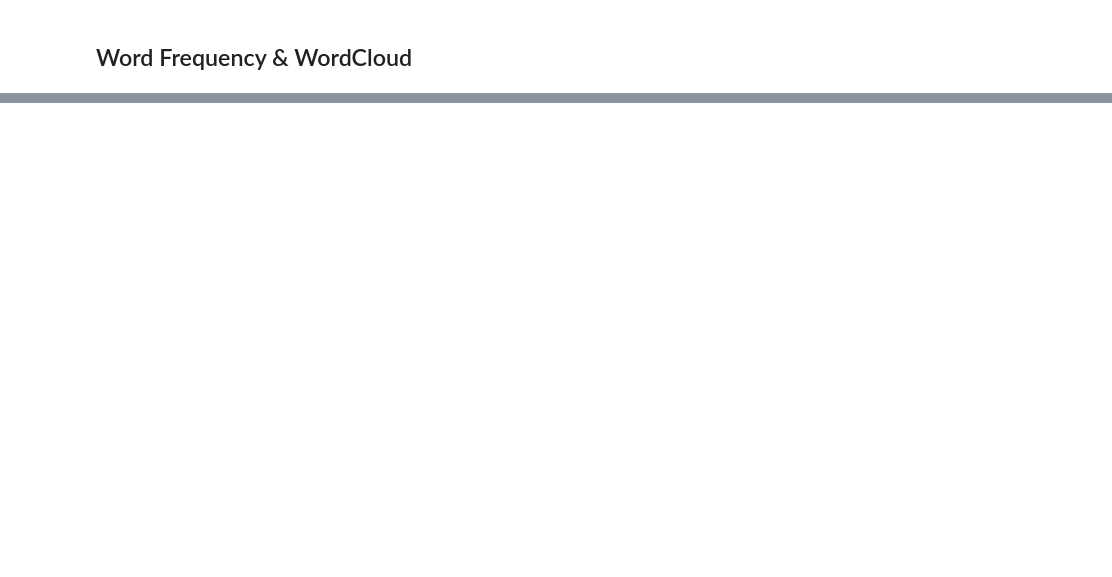
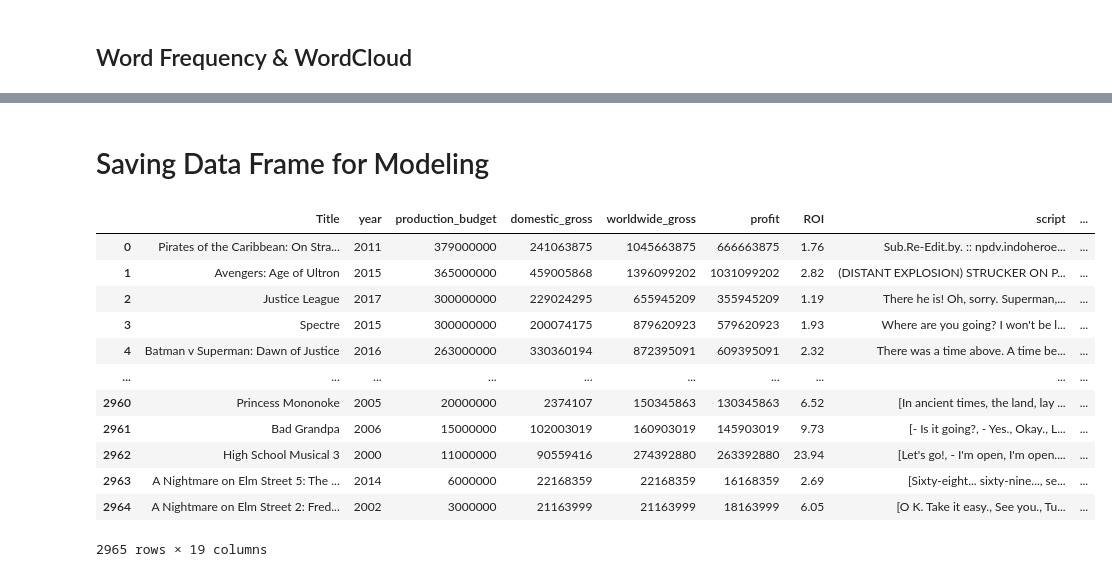
Before and after one commit to will4865/FlatironCapstoneProject, a Jupyter notebook: eda_and_cleaning.ipynb, the cells around one changed output, grey strips where cells are left out. Cells and saved outputs as stored; diff of their text form; code cells hidden in the pictures; blank space fills up the shorter version.

```diff
--- a/eda_and_cleaning.ipynb
+++ b/eda_and_cleaning.ipynb
@@ -1214,2 +1110,20 @@ plt.show()
+# %% [markdown]
+# Saving Data Frame for Modeling
+# %%
+df.drop(columns = ['cleaned_scripts'])
+# %% [output]
+|  | Title | year | production_budget | domestic_gross | worldwide_gross | profit | ROI | script | ... |
+| 0 | Pirates of the Caribbean: On Stra... | 2011 | 379000000 | 241063875 | 1045663875 | 666663875 | 1.76 | Sub.Re-Edit.by. :: npdv.indoheroe... | ... |
+| 1 | Avengers: Age of Ultron | 2015 | 365000000 | 459005868 | 1396099202 | 1031099202 | 2.82 | (DISTANT EXPLOSION) STRUCKER ON P... | ... |
+| 2 | Justice League | 2017 | 300000000 | 229024295 | 655945209 | 355945209 | 1.19 | There he is! Oh, sorry. Superman,... | ... |
+| 3 | Spectre | 2015 | 300000000 | 200074175 | 879620923 | 579620923 | 1.93 | Where are you going? I won't be l... | ... |
+| 4 | Batman v Superman: Dawn of Justice | 2016 | 263000000 | 330360194 | 872395091 | 609395091 | 2.32 | There was a time above. A time be... | ... |
+| ... | ... | ... | ... | ... | ... | ... | ... | ... | ... |
+| 2960 | Princess Mononoke | 2005 | 20000000 | 2374107 | 150345863 | 130345863 | 6.52 | [In ancient times, the land, lay ... | ... |
+| 2961 | Bad Grandpa | 2006 | 15000000 | 102003019 | 160903019 | 145903019 | 9.73 | [- Is it going?, - Yes., Okay., L... | ... |
+| 2962 | High School Musical 3 | 2000 | 11000000 | 90559416 | 274392880 | 263392880 | 23.94 | [Let's go!, - I'm open, I'm open.... | ... |
+| 2963 | A Nightmare on Elm Street 5: The ... | 2014 | 6000000 | 22168359 | 22168359 | 16168359 | 2.69 | [Sixty-eight... sixty-nine..., se... | ... |
+| 2964 | A Nightmare on Elm Street 2: Fred... | 2002 | 3000000 | 21163999 | 21163999 | 18163999 | 6.05 | [O K. Take it easy., See you., Tu... | ... |
+2965 rows × 19 columns
 # %%
 df.to_csv('/Users/will4856/Downloads/modeling_df.csv')
```
Also changed, not shown: parts of 39 cells of this notebook, 2 other files.
